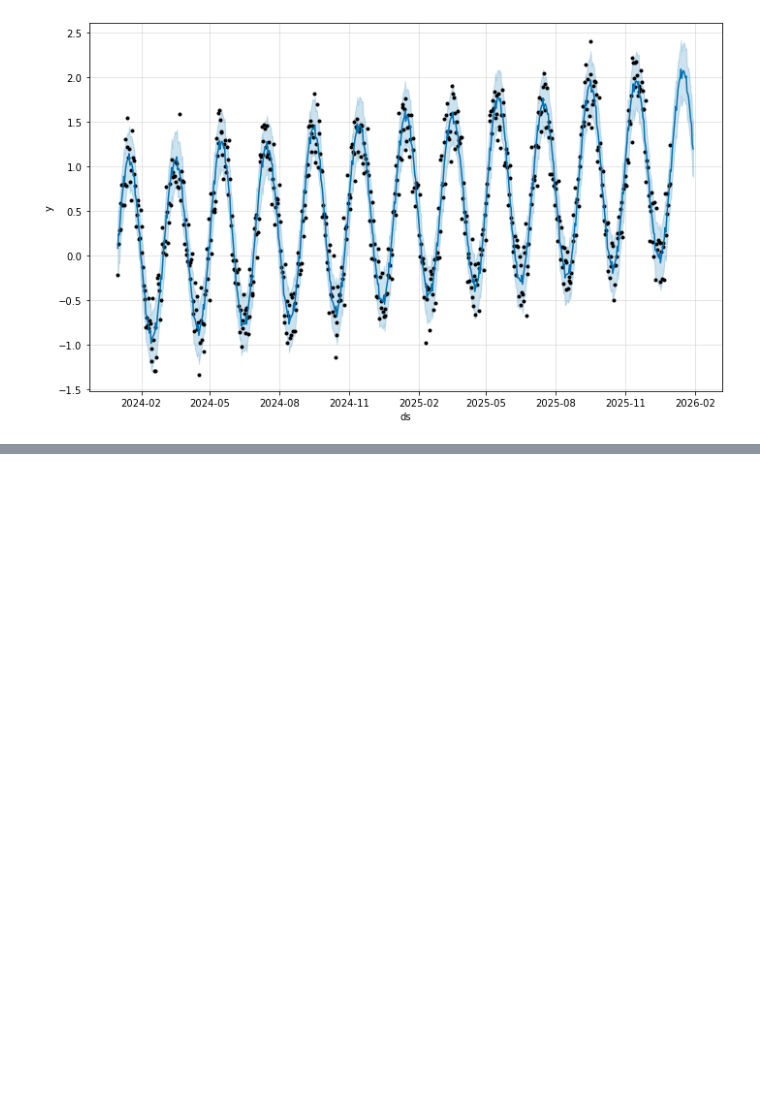
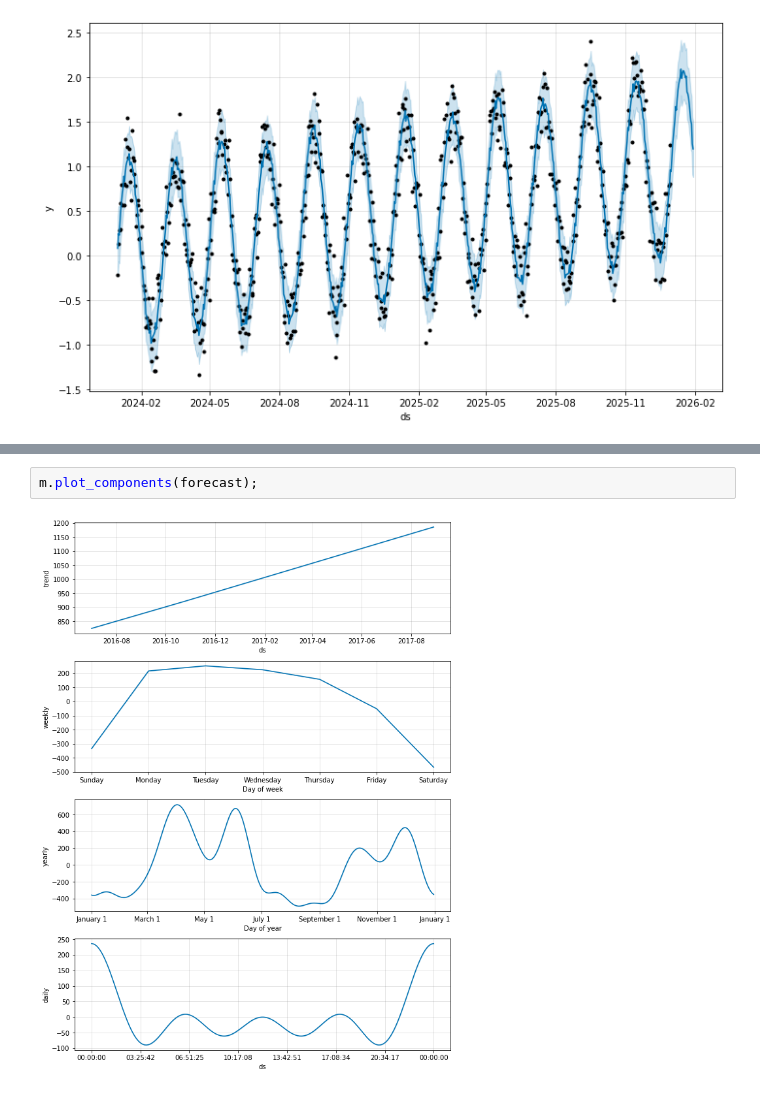
Before and after one commit to solpinetree/ds_study, a Jupyter notebook: source_code/05. forecast.ipynb, the cells around one changed output, grey strips where cells are left out. Drawn from its saved outputs; the diff is of its cells as text; blank space fills up the shorter version.

```diff
--- a/source_code/05. forecast.ipynb
+++ b/source_code/05. forecast.ipynb
@@ -201,0 +362,4 @@ m.plot(forecast);
+# %%
+m.plot_components(forecast);
+# %% [output]
+[figure, added]
```
Also changed, not shown: parts of 21 cells of this notebook, 1 other file.
